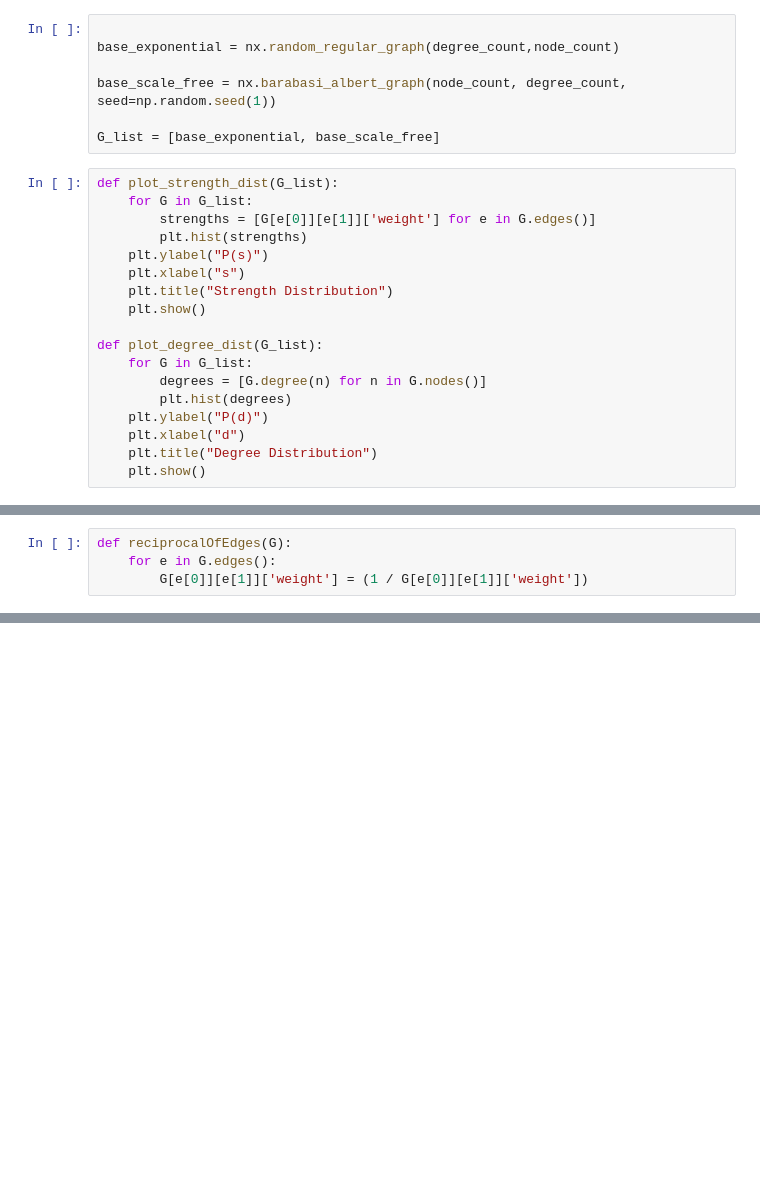
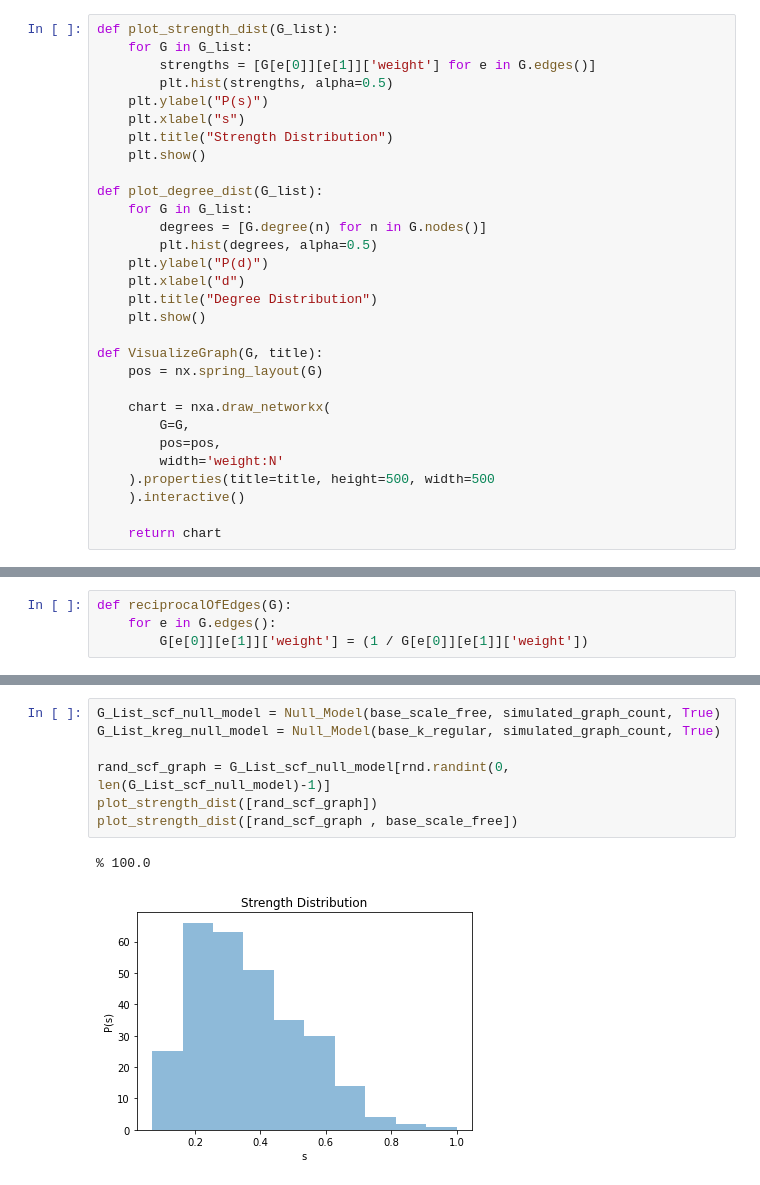
Before and after one commit to moreflexible/ResilienceOfGraphs, a Jupyter notebook: notebook.ipynb, the cells around one changed output, grey strips where cells are left out. Cells and saved outputs as stored; diff of their text form; blank space fills up the shorter version.

```diff
--- a/notebook.ipynb
+++ b/notebook.ipynb
@@ -20,17 +21,10 @@ degree_count = 50
 
 assert degree_count < node_count
-# %%
-
-base_exponential = nx.random_regular_graph(degree_count,node_count)
-
-base_scale_free = nx.barabasi_albert_graph(node_count, degree_count, seed=np.random.seed(1))
-
-G_list = [base_exponential, base_scale_free]
 # %%
 def plot_strength_dist(G_list):
     for G in G_list:
         strengths = [G[e[0]][e[1]]['weight'] for e in G.edges()]
-        plt.hist(strengths)
+        plt.hist(strengths, alpha=0.5)
     plt.ylabel("P(s)")
     plt.xlabel("s")
     plt.title("Strength Distribution")
@@ -39,8 +33,20 @@ def plot_strength_dist(G_list):
 def plot_degree_dist(G_list):
     for G in G_list:
         degrees = [G.degree(n) for n in G.nodes()]
-        plt.hist(degrees)
+        plt.hist(degrees, alpha=0.5)
     plt.ylabel("P(d)")
     plt.xlabel("d")
     plt.title("Degree Distribution")
     plt.show()
+
+def VisualizeGraph(G, title):
+    pos = nx.spring_layout(G)
+
+    chart = nxa.draw_networkx(
+        G=G,
+        pos=pos,
+        width='weight:N'
+    ).properties(title=title, height=500, width=500
+    ).interactive()
+
+    return chart
@@ -201,0 +348,10 @@ def reciprocalOfEdges(G):
+# %%
+G_List_scf_null_model = Null_Model(base_scale_free, simulated_graph_count, True)
+G_List_kreg_null_model = Null_Model(base_k_regular, simulated_graph_count, True)
+
+rand_scf_graph = G_List_scf_null_model[rnd.randint(0, len(G_List_scf_null_model)-1)]
+plot_strength_dist([rand_scf_graph])
+plot_strength_dist([rand_scf_graph , base_scale_free])
+# %% [output]
+% 100.0
+[figure, added]
```
Also changed, not shown: parts of 25 cells of this notebook.
